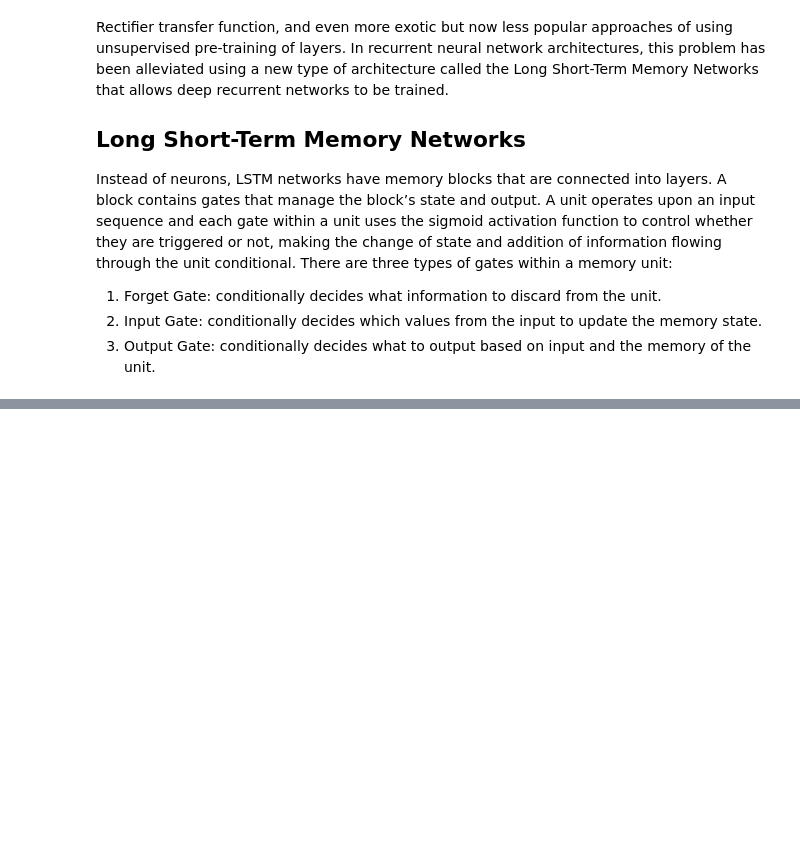
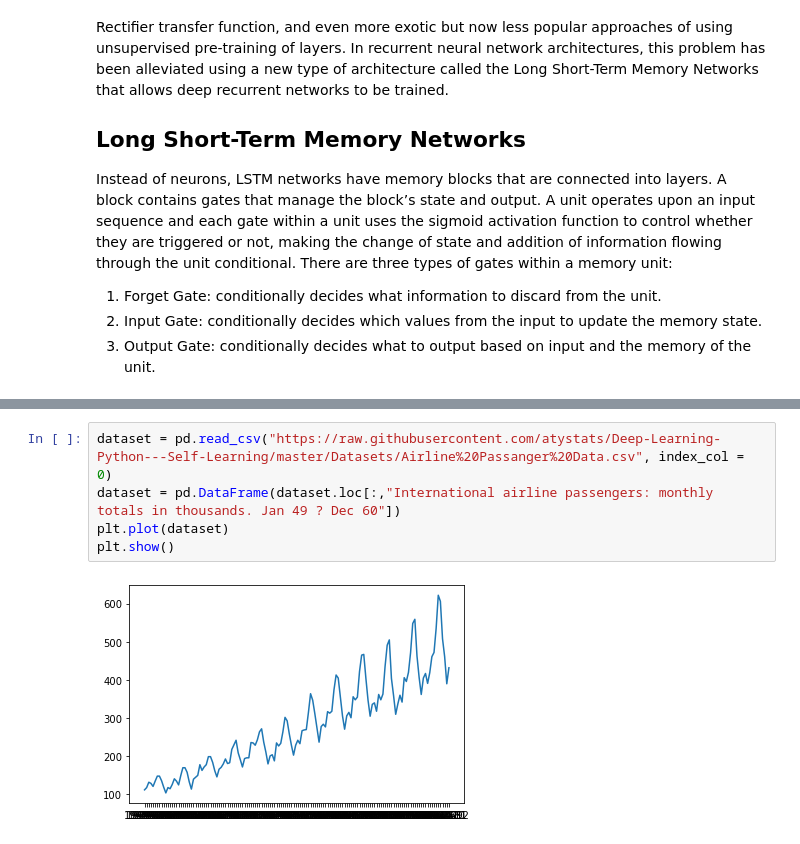
Before and after one commit to atystats/Deep-Learning-Python---Self-Learning, a Jupyter notebook: Recurrent Neural Networks.ipynb, the cells around one changed output, grey strips where cells are left out. Saved outputs shown, nothing was run; the diff lists cells and outputs as text; blank space fills up the shorter version.

```diff
--- a/Recurrent Neural Networks.ipynb
+++ b/Recurrent Neural Networks.ipynb
@@ -27,0 +39,7 @@ Instead of neurons, LSTM networks have memory blocks that are connected into lay
+# %%
+dataset = pd.read_csv("https://raw.githubusercontent.com/atystats/Deep-Learning-Python---Self-Learning/master/Datasets/Airline%20Passanger%20Data.csv", index_col = 0)
+dataset = pd.DataFrame(dataset.loc[:,"International airline passengers: monthly totals in thousands. Jan 49 ? Dec 60"])
+plt.plot(dataset)
+plt.show()
+# %% [output]
+[figure, added]
```
Also changed, not shown: parts of 9 cells of this notebook.
